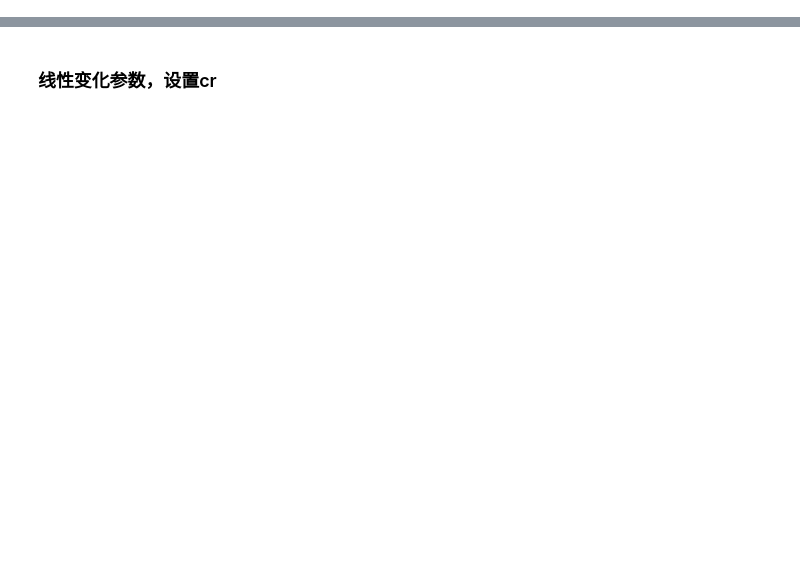
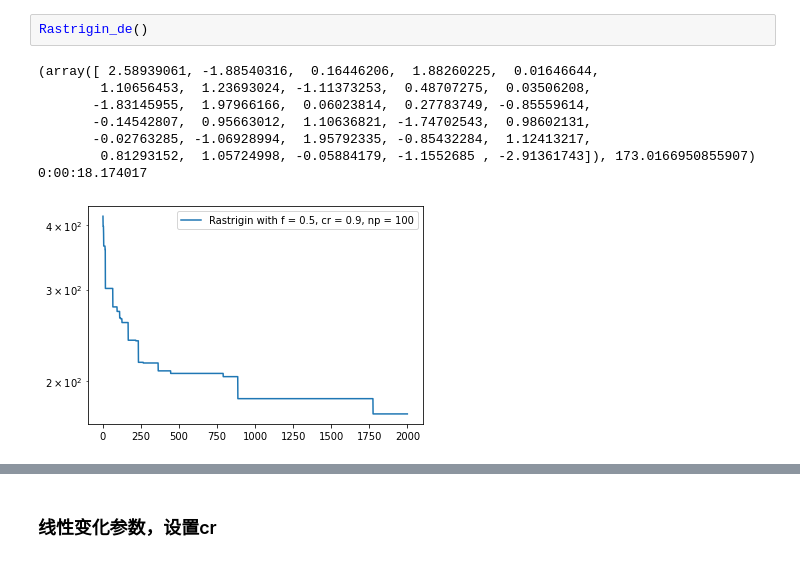
Before and after one commit to DanceToThis1/DE, a Jupyter notebook: DE1.ipynb, the cells around one changed output, grey strips where cells are left out. Cells and saved outputs as stored; diff of their text form; blank space fills up the shorter version.

```diff
--- a/DE1.ipynb
+++ b/DE1.ipynb
@@ -123,0 +235,11 @@ print(end - start)
+# %%
+Rastrigin_de()
+# %% [output]
+(array([ 2.58939061, -1.88540316,  0.16446206,  1.88260225,  0.01646644,
+        1.10656453,  1.23693024, -1.11373253,  0.48707275,  0.03506208,
+       -1.83145955,  1.97966166,  0.06023814,  0.27783749, -0.85559614,
+       -0.14542807,  0.95663012,  1.10636821, -1.74702543,  0.98602131,
+       -0.02763285, -1.06928994,  1.95792335, -0.85432284,  1.12413217,
+        0.81293152,  1.05724998, -0.05884179, -1.1552685 , -2.91361743]), 173.0166950855907)
+0:00:18.174017
+[figure, added]
```
Also changed, not shown: parts of 26 cells of this notebook, 8 other files.
